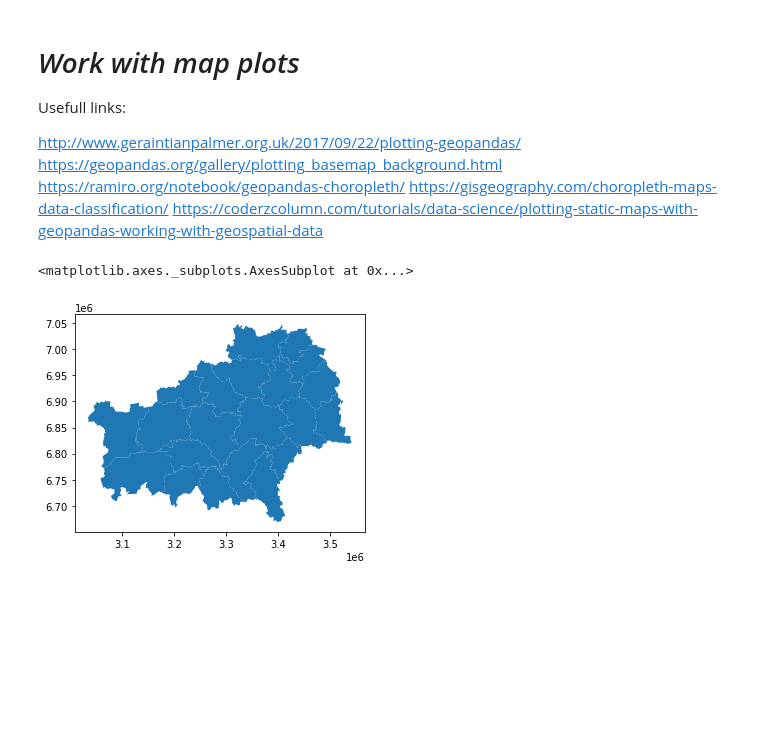
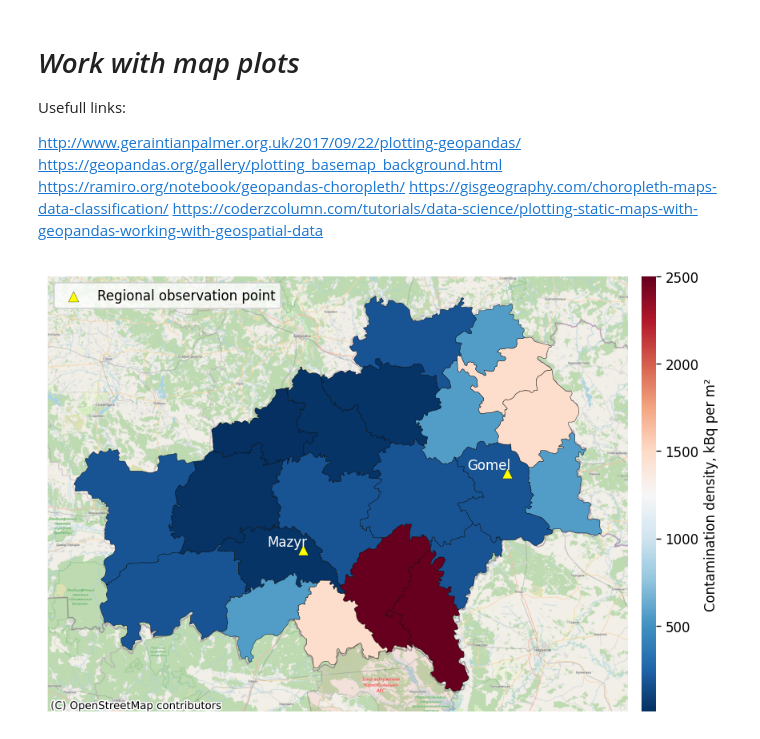
Before and after one commit to ADv0rnik/Data-analysis-for-JER, a Jupyter notebook: Area_of_research_map.ipynb, the cells around one changed output. Saved outputs shown, nothing was run; the diff lists cells and outputs as text; code cells hidden in the pictures; blank space fills up the shorter version.

```diff
--- a/Area_of_research_map.ipynb
+++ b/Area_of_research_map.ipynb
@@ -58,7 +77,8 @@ from mpl_toolkits.axes_grid1 import make_axes_locatable
 # %%
 path = '/content/drive/MyDrive/Colab Notebooks/Data for JER/Gomel_distr/Gomel_districts.shp'
 gomel = gpd.read_file(path)
-gomel = gomel.to_crs(epsg=3857)
+crs={'init':'epsg:3857'}
+#gomel = gomel.to_crs(epsg=3857)
 gomel
 # %% [output]
 |  | ID_0 | ISO | NAME_0 | ID_1 | NAME_1 | ID_2 | NAME_2 | TYPE_2 | ENGTYPE_2 | NL_NAME_2 | ... |
@@ -118,0 +158,6 @@ gomel1
+# %%
+path1 = '/content/drive/MyDrive/Colab Notebooks/Data for JER/Gomel_distr/Gomel_districts_point.shp'
+pnt = gpd.read_file(path1)
+#pnt['coords'] = pnt['geometry'].apply(lambda x: x.representative_point().coords[:])
+#pnt['coords'] = [coords[0] for coords in pnt['coords']]
+pnt
@@ -125,8 +174,43 @@ https://geopandas.org/gallery/plotting_basemap_background.html
 https://ramiro.org/notebook/geopandas-choropleth/
 https://gisgeography.com/choropleth-maps-data-classification/
 https://coderzcolumn.com/tutorials/data-science/plotting-static-maps-with-geopandas-working-with-geospatial-data
-# %%
-gomel.plot()
-# %% [output]
-<matplotlib.axes._subplots.AxesSubplot at 0x...>
-[figure, removed]
+# %%
+s = "%s²" % 'm'
+cmap = 'RdBu_r'
+fig, ax = plt.subplots(1, figsize = (18, 6), dpi = 120)
+gomel1.plot(column = 'Rad',
+            edgecolor = 'black',
+            linewidth=0.25,
+            #legend=True,
+            #legend_kwds={
+            #    "label":'Contamination density, kBq per ' + s,
+            #    },
+            #alpha = 0.75,
+            cmap=cmap,
+            ax = ax)
+pnt.plot(ax=ax, marker = '^',
+         markersize = 60,
+         color = 'yellow',
+         label = 'Regional observation point',
+         edgecolor = 'black',
+         linewidth=0.2
+        )
+for x, y, label in zip(pnt.geometry.x, pnt.geometry.y, pnt.Name): #подписи работают только через цикл
+    ax.annotate(label, xy=(x, y),
+                xytext=(3, 3),
+                textcoords="offset points",
+                horizontalalignment='right',
+                color='white')
+plt.legend(prop={'size':10}, loc = 2)
+vmin = gomel1['Rad'].min()
+vmax = gomel1['Rad'].max()
+sm = plt.cm.ScalarMappable(cmap = cmap,
+                           norm = plt.Normalize(vmin=vmin, vmax=vmax))
+cb = fig.colorbar(sm, pad = 0.01, aspect = 30) # aspect - делает colorbar тоньше
+cb.set_label('Contamination density, kBq per ' + s)
+cb.outline.set_visible(False)
+ax.axis('off')
+ctx.add_basemap(ax, source=ctx.providers.OpenStreetMap.Mapnik)
+plt.savefig('/content/drive/MyDrive/Colab Notebooks/Data for JER/fig4.png' ,dpi=600)
+# %% [output]
+[figure, added]
```
Also changed, not shown: parts of 12 cells of this notebook.
